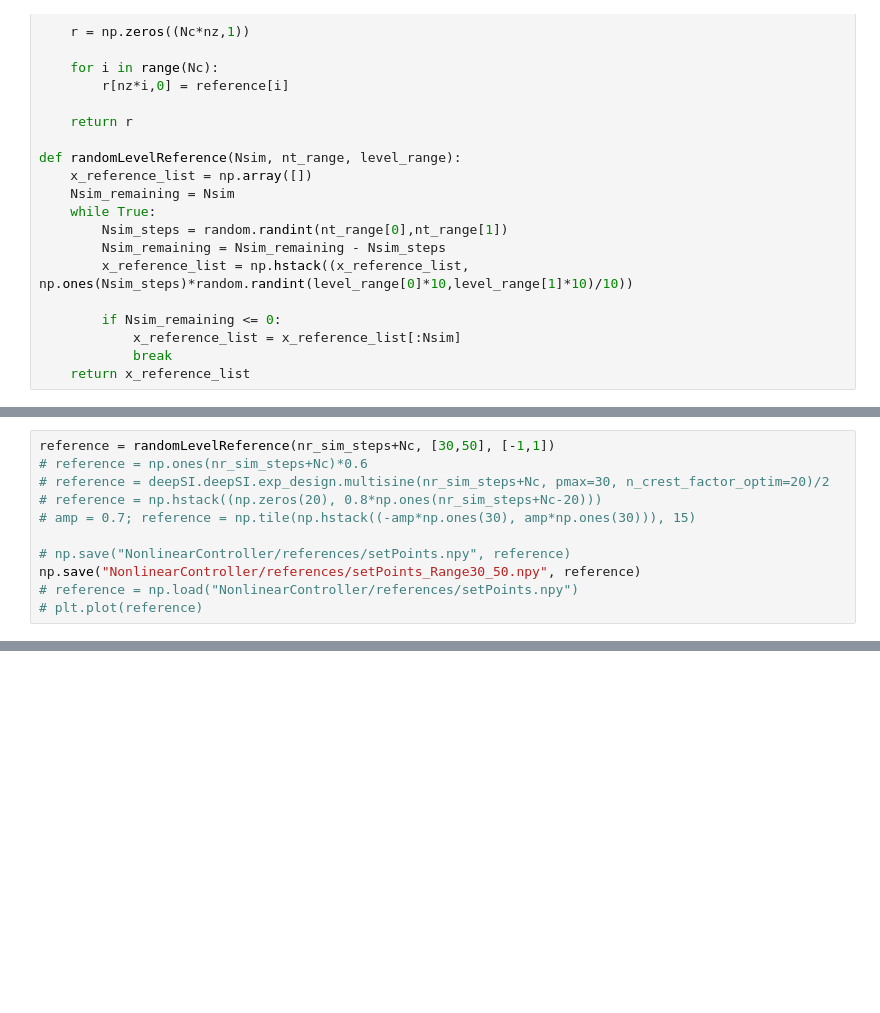
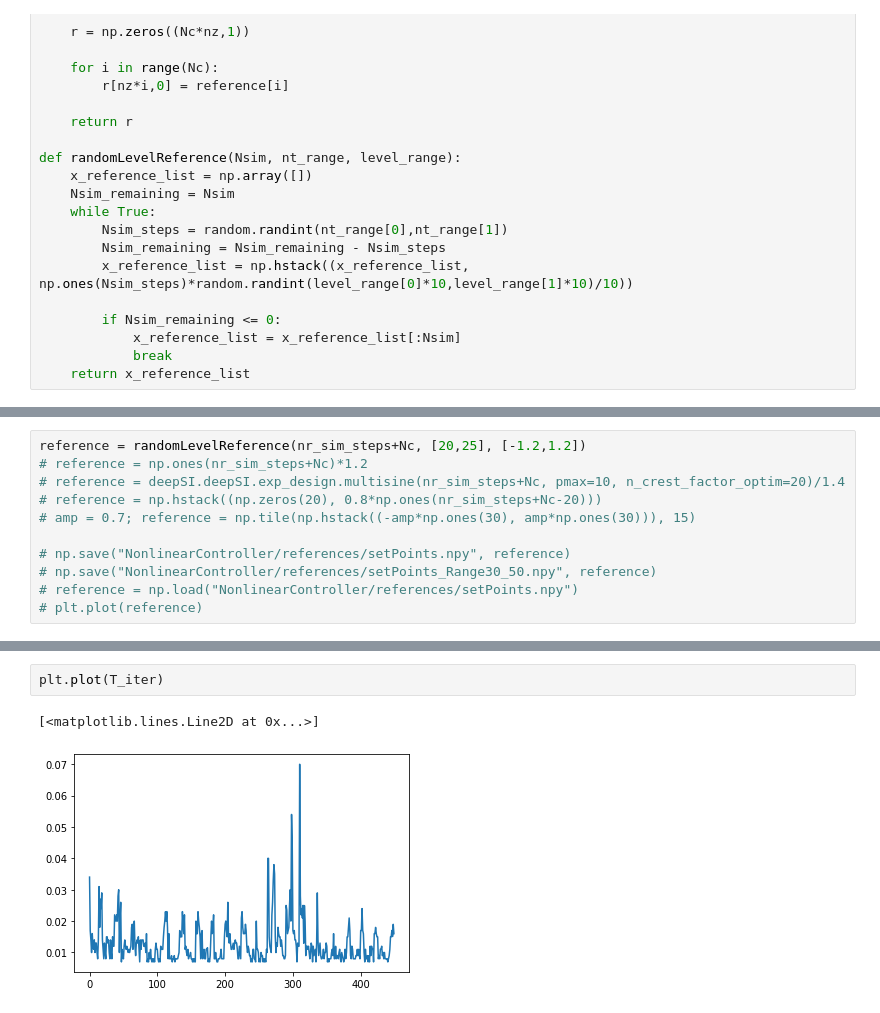
Before and after one commit to Mixxxxx358/NonlinearController, a Jupyter notebook: velocity_mpc_test.ipynb, the cells around one changed output, grey strips where cells are left out. Drawn from its saved outputs; the diff is of its cells as text; blank space fills up the shorter version.

```diff
--- a/velocity_mpc_test.ipynb
+++ b/velocity_mpc_test.ipynb
@@ -93,13 +94,13 @@ q_min = [-1.2, -10000, -10000]; q_max = [1.2, 10000, 10000] # augmented with the
 w0 = 0; q0 = 0
 # %%
-reference = randomLevelReference(nr_sim_steps+Nc, [30,50], [-1,1])
-# reference = np.ones(nr_sim_steps+Nc)*0.6
-# reference = deepSI.deepSI.exp_design.multisine(nr_sim_steps+Nc, pmax=30, n_crest_factor_optim=20)/2
+reference = randomLevelReference(nr_sim_steps+Nc, [20,25], [-1.2,1.2])
+# reference = np.ones(nr_sim_steps+Nc)*1.2
+# reference = deepSI.deepSI.exp_design.multisine(nr_sim_steps+Nc, pmax=10, n_crest_factor_optim=20)/1.4
 # reference = np.hstack((np.zeros(20), 0.8*np.ones(nr_sim_steps+Nc-20)))
 # amp = 0.7; reference = np.tile(np.hstack((-amp*np.ones(30), amp*np.ones(30))), 15)
 
 # np.save("NonlinearController/references/setPoints.npy", reference)
-np.save("NonlinearController/references/setPoints_Range30_50.npy", reference)
+# np.save("NonlinearController/references/setPoints_Range30_50.npy", reference)
 # reference = np.load("NonlinearController/references/setPoints.npy")
 # plt.plot(reference)
 # %%
@@ -323,0 +351,5 @@ log_u_lpv.shape, log_w.shape, log_y_lpv.shape, log_q.shape
+# %%
+plt.plot(T_iter)
+# %% [output]
+[<matplotlib.lines.Line2D at 0x...>]
+[figure, added]
```
Also changed, not shown: parts of 9 cells of this notebook.
